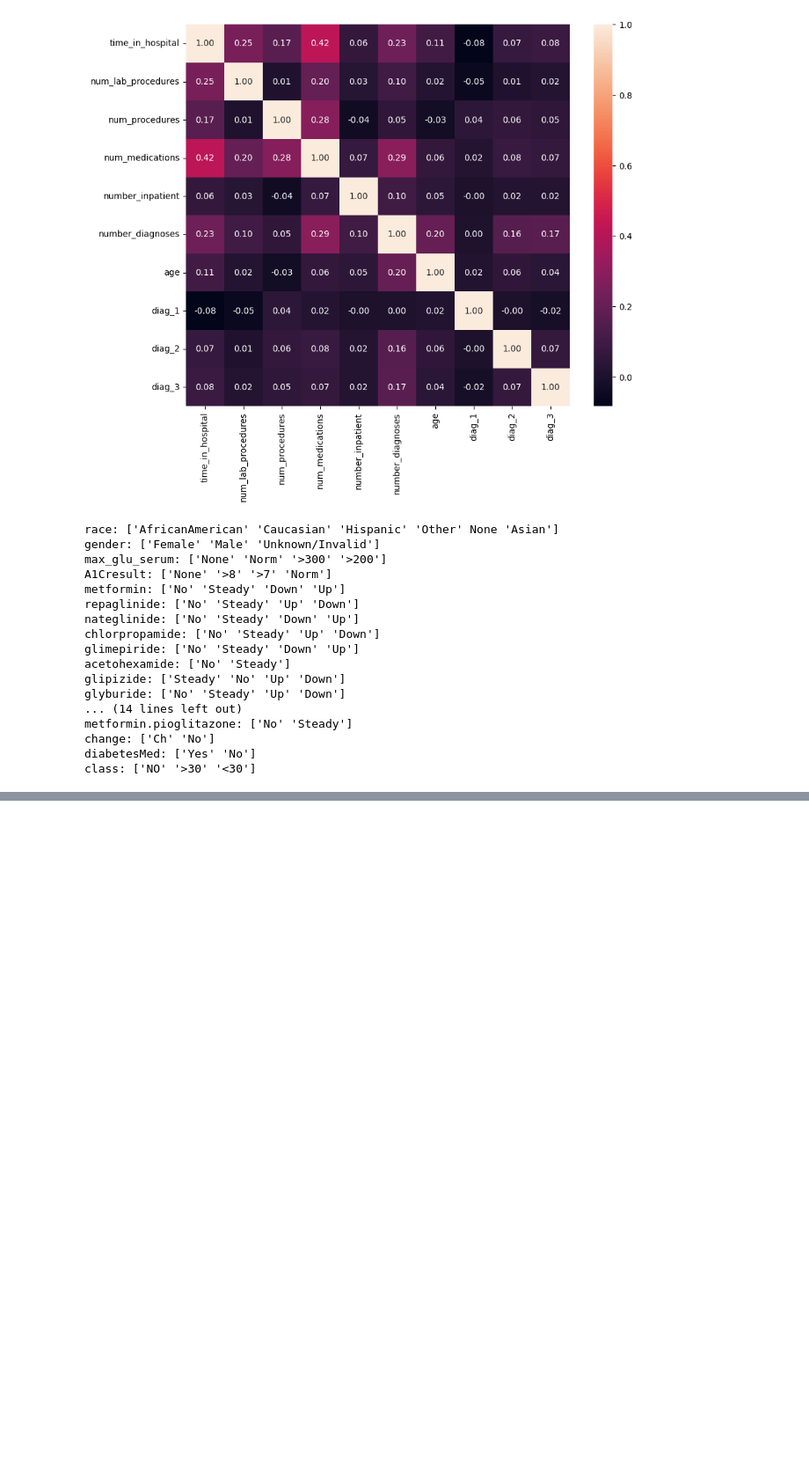
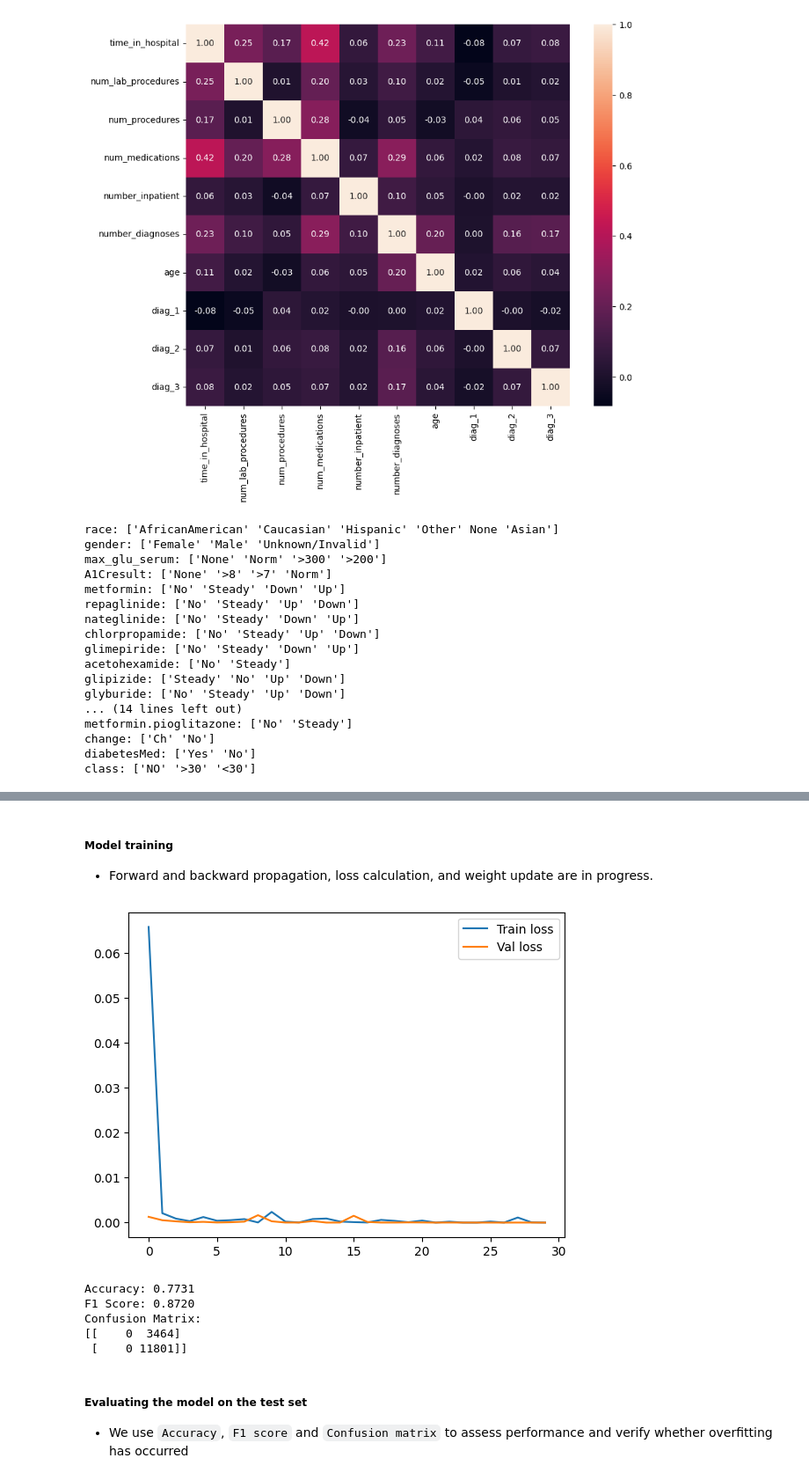
Before and after one commit to Pi3dr0/ZNEUS_diabetest, a Jupyter notebook: main.ipynb, the cells around one changed output, grey strips where cells are left out. Shown at 88% size. Drawn from its saved outputs; the diff is of its cells as text; code cells hidden in the pictures; blank space fills up the shorter version.

```diff
--- a/main.ipynb
+++ b/main.ipynb
@@ -350,6 +384,7 @@ class Network(nn.Module):
         self.layers = nn.Sequential(
             nn.Linear(input_size, hidden_layer_size),
             nn.ReLU(),
+            nn.Dropout(0.3),
             nn.Linear(hidden_layer_size, hidden_layer_size),
             nn.ReLU(),
             nn.Linear(hidden_layer_size, output_size)
@@ -360,6 +397,7 @@ class Network(nn.Module):
 # %%
-model = Network(input_size=46, hidden_layer_size=hidden_layer_sz, output_size=1)
+model = Network(input_size=45, hidden_layer_size=hidden_layer_sz, output_size=1)
 # %%
-criterion = nn.MSELoss()
+#criterion = nn.MSELoss()
+criterion = nn.BCEWithLogitsLoss()
 # %%
 optimizer = optim.Adam(model.parameters(), lr = learing_rate)
@@ -366,11 +408,28 @@ optimizer = optim.Adam(model.parameters(), lr = learing_rate)
 # %%
+train_losses, val_losses = [], []
+
 for epoch in range(epochs):
+    running_loss = 0.0
     for xb, yb in train_loader:
-        optimizer.zero_grad()
-        outputs = model(xb)
-        loss = criterion(outputs.squeeze(), yb)
+        optimizer.zero_grad()                           # set gradients on zero
+        outputs = model(xb)                             # Forward
+        loss = criterion(outputs.squeeze(), yb.float())
         loss.backward()
-        optimizer.step()
+        optimizer.step()                                # weight update
+        running_loss += loss.item()
 
-    print(f"Epoch [{epoch+1}/{epochs}], Loss: {loss.item():.4f}")
+    train_loss = running_loss / len(train_loader)
+
+    # Calculating validation error (without training)
+    with torch.no_grad():
+        val_outputs = model(torch.tensor(X_val_scaled, dtype=torch.float32))
+        val_loss = criterion(val_outputs.squeeze(), torch.tensor(y_val, dtype=torch.float32))
+
+        y_pred = torch.sigmoid(model(torch.tensor(X_test_scaled, dtype=torch.float32))).squeeze()
+        y_pred_labels = (y_pred > 0.5).int()
+
+    train_loss = running_loss / len(train_loader)
+    print(f"Epoch [{epoch+1}/{epochs}], Train Loss: {train_loss:.4f}, Val Loss: {val_loss:.4f}")
+    train_losses.append(train_loss)
+    val_losses.append(val_loss)
 # %% [output]
@@ -393,0 +453,38 @@ Epoch [30/30], Loss: 0.8374
+# %% [markdown]
+##### Model training
+- Forward and backward propagation, loss calculation, and weight update are in progress.
+# %%
+plt.plot(train_losses, label="Train loss")
+plt.plot(val_losses, label="Val loss")
+plt.legend()
+plt.show()
+# %% [output]
+[figure, added]
+# %%
+model.eval()
+with torch.no_grad():
+    outputs = model(torch.tensor(X_test, dtype=torch.float32))
+    preds = torch.sigmoid(outputs)
+    preds = (preds > 0.5).int()
+
+y_true = torch.tensor(y_test).int()
+y_pred = preds.squeeze().cpu().numpy()
+y_true = y_true.cpu().numpy()
+
+acc = accuracy_score(y_true, y_pred)
+f1 = f1_score(y_true, y_pred)
+cm = confusion_matrix(y_true, y_pred)
+
+print(f"Accuracy: {acc:.4f}")
+print(f"F1 Score: {f1:.4f}")
+print("Confusion Matrix:")
+print(cm)
+# %% [output]
+Accuracy: 0.7731
+F1 Score: 0.8720
+Confusion Matrix:
+[[    0  3464]
+ [    0 11801]]
+# %% [markdown]
+##### Evaluating the model on the test set
+- We use `Accuracy`, `F1 score` and `Confusion matrix` to assess performance and verify whether overfitting has occurred
```
Also changed, not shown: parts of 15 cells of this notebook.
